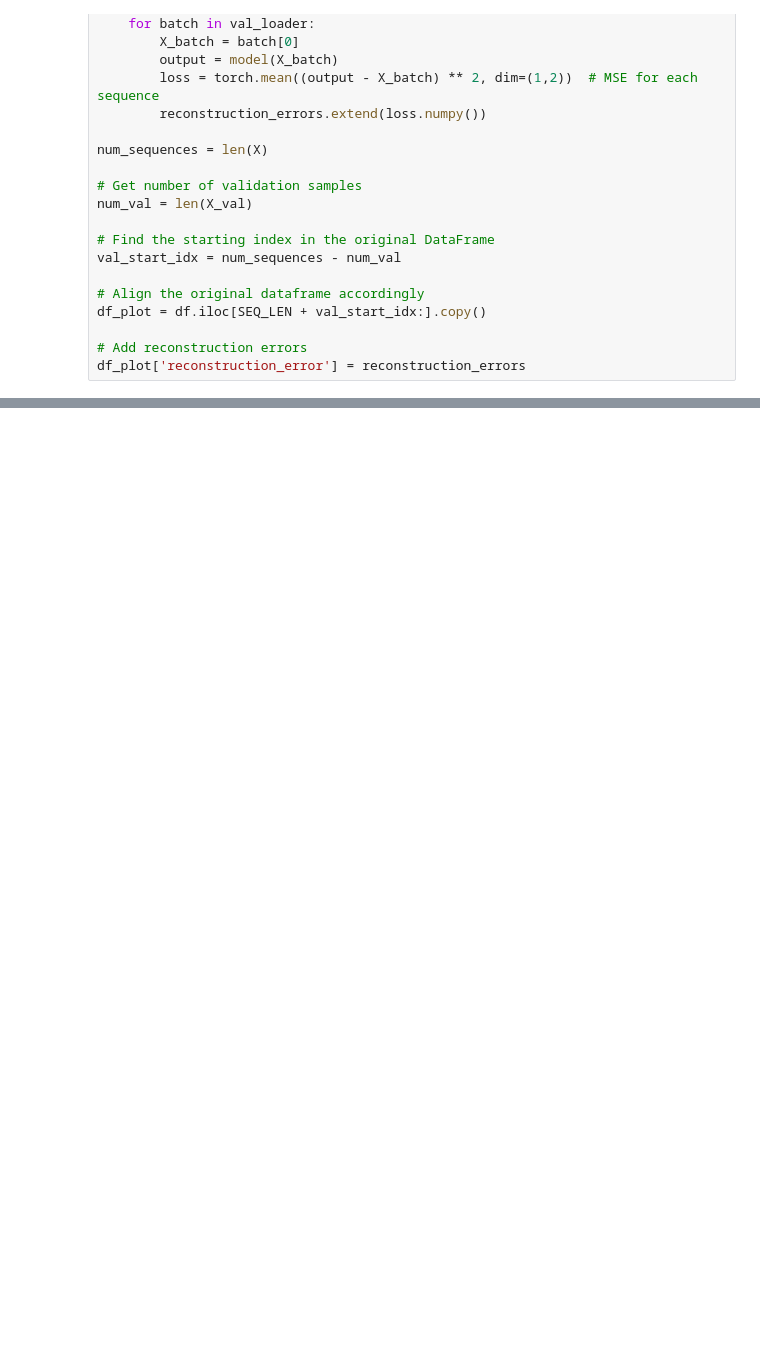
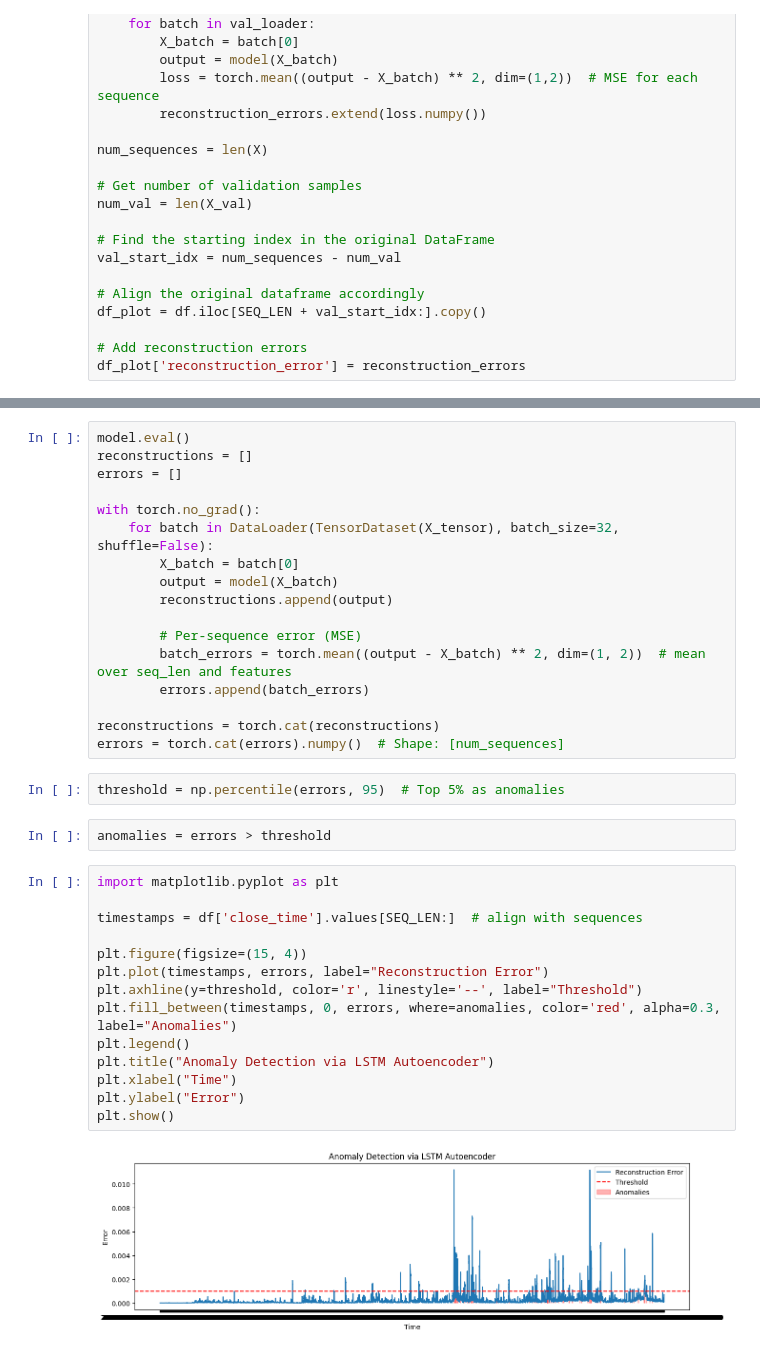
Before and after one commit to josuviteri/anomaly-detection, a Jupyter notebook: lstm_autoencoder.ipynb, the cells around one changed output, grey strips where cells are left out. Cells and saved outputs as stored; diff of their text form; blank space fills up the shorter version.

Commit message:
lstm+autoencider

```diff
--- a/lstm_autoencoder.ipynb
+++ b/lstm_autoencoder.ipynb
@@ -290,0 +270,37 @@ plt.show()
+# %%
+model.eval()
+reconstructions = []
+errors = []
+
+with torch.no_grad():
+    for batch in DataLoader(TensorDataset(X_tensor), batch_size=32, shuffle=False):
+        X_batch = batch[0]
+        output = model(X_batch)
+        reconstructions.append(output)
+
+        # Per-sequence error (MSE)
+        batch_errors = torch.mean((output - X_batch) ** 2, dim=(1, 2))  # mean over seq_len and features
+        errors.append(batch_errors)
+
+reconstructions = torch.cat(reconstructions)
+errors = torch.cat(errors).numpy()  # Shape: [num_sequences]
+# %%
+threshold = np.percentile(errors, 95)  # Top 5% as anomalies
+# %%
+anomalies = errors > threshold
+# %%
+import matplotlib.pyplot as plt
+
+timestamps = df['close_time'].values[SEQ_LEN:]  # align with sequences
+
+plt.figure(figsize=(15, 4))
+plt.plot(timestamps, errors, label="Reconstruction Error")
+plt.axhline(y=threshold, color='r', linestyle='--', label="Threshold")
+plt.fill_between(timestamps, 0, errors, where=anomalies, color='red', alpha=0.3, label="Anomalies")
+plt.legend()
+plt.title("Anomaly Detection via LSTM Autoencoder")
+plt.xlabel("Time")
+plt.ylabel("Error")
+plt.show()
+# %% [output]
+[figure, added]
```
Also changed, not shown: parts of 4 cells of this notebook, 1 other file.
